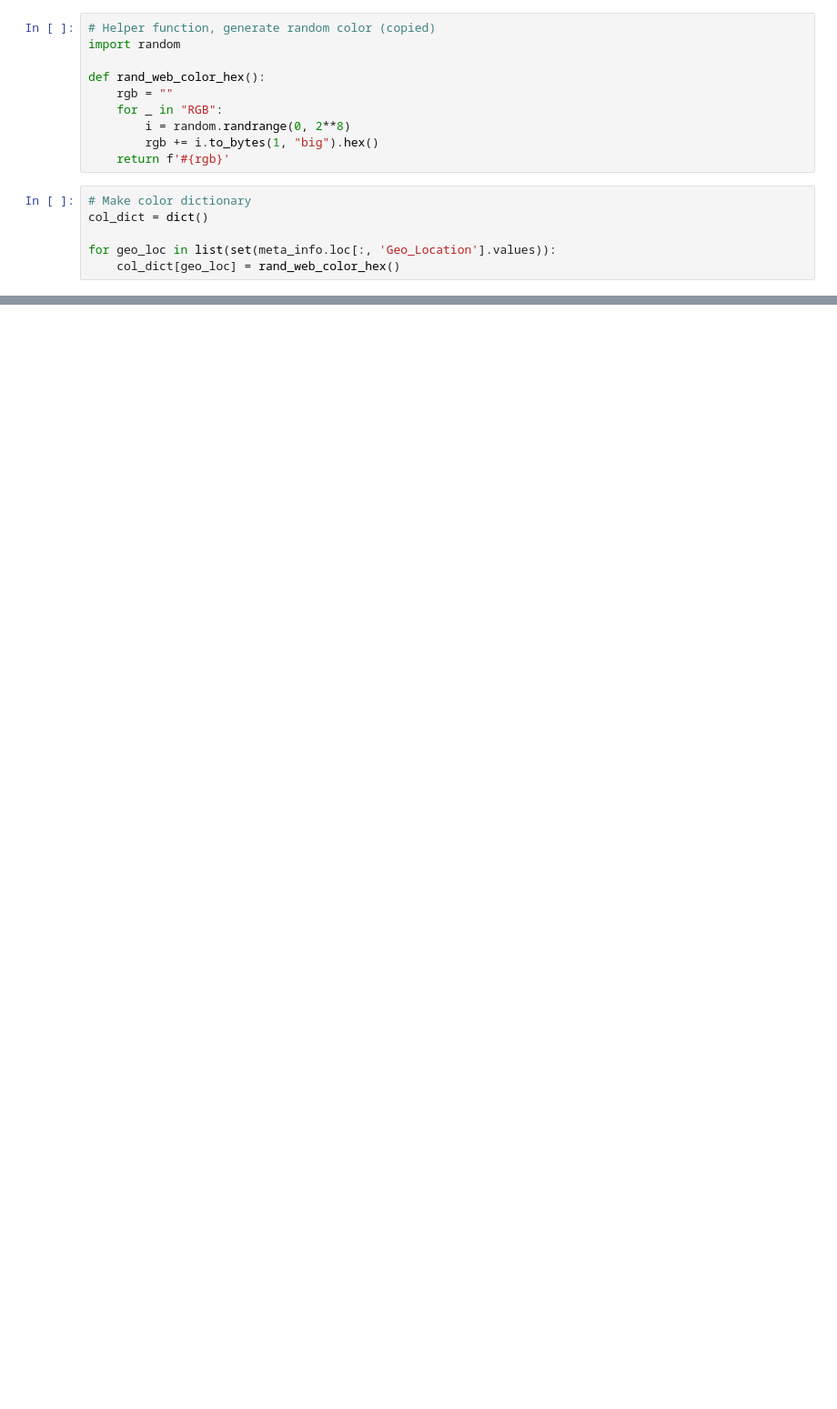
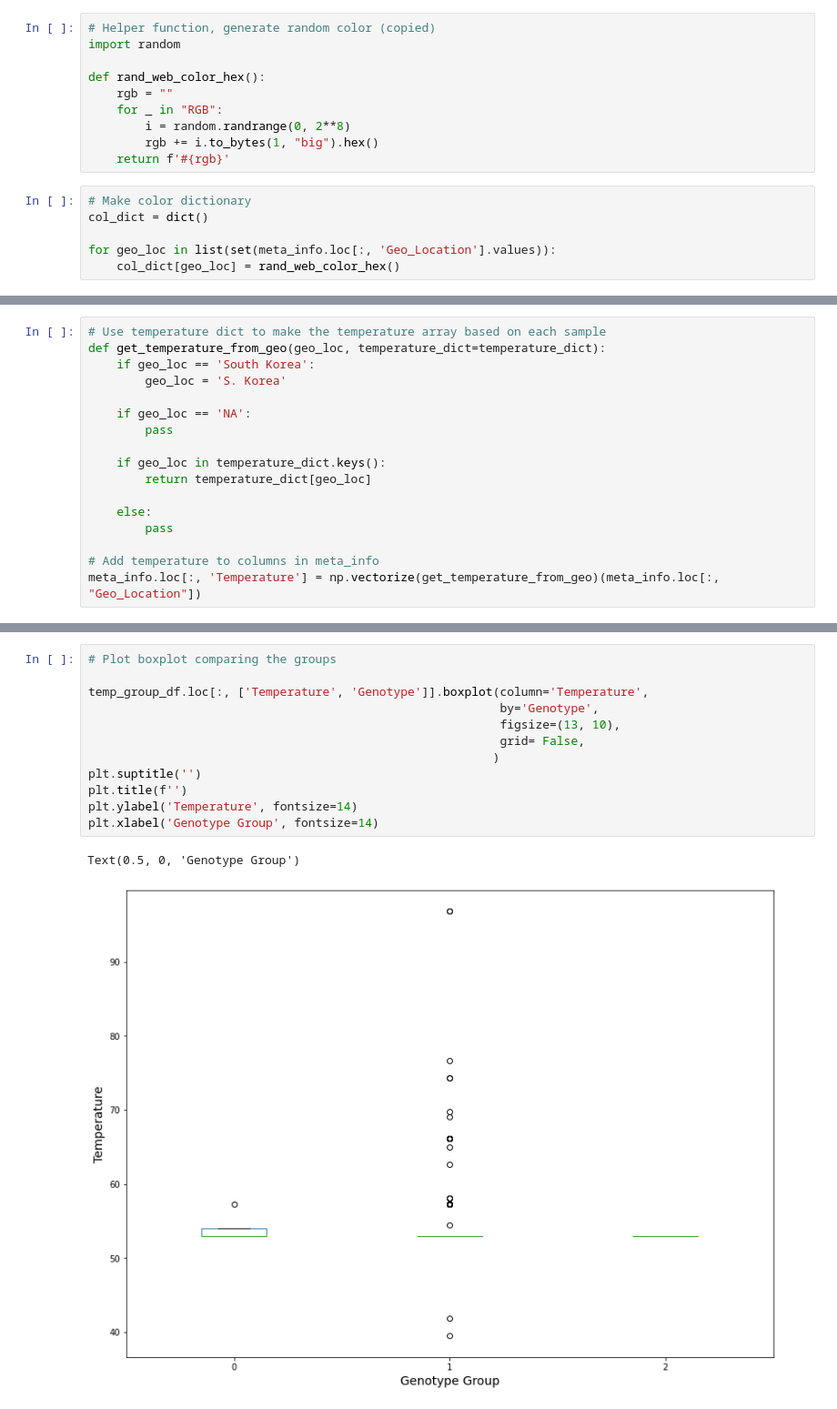
Before and after one commit to DaveIstanto/CPSC567_COVID, a Jupyter notebook: scripts/Coronavirus Project.ipynb, the cells around one changed output, grey strips where cells are left out. Shown: that part at 91% size. Drawn from its saved outputs; the diff is of its cells as text; blank space fills up the shorter version.

```diff
--- a/scripts/Coronavirus Project.ipynb
+++ b/scripts/Coronavirus Project.ipynb
@@ -325,0 +418,17 @@ plot_pca_by_region(pca_test_dosage)
+# %%
+# Use temperature dict to make the temperature array based on each sample
+def get_temperature_from_geo(geo_loc, temperature_dict=temperature_dict):
+    if geo_loc == 'South Korea':
+        geo_loc = 'S. Korea'
+
+    if geo_loc == 'NA':
+        pass
+
+    if geo_loc in temperature_dict.keys():
+        return temperature_dict[geo_loc]
+
+    else:
+        pass
+
+# Add temperature to columns in meta_info
+meta_info.loc[:, 'Temperature'] = np.vectorize(get_temperature_from_geo)(meta_info.loc[:, "Geo_Location"])
@@ -325,0 +569,15 @@ plot_pca_by_region(pca_test_dosage)
+# %%
+# Plot boxplot comparing the groups
+
+temp_group_df.loc[:, ['Temperature', 'Genotype']].boxplot(column='Temperature',
+                                                          by='Genotype',
+                                                          figsize=(13, 10),
+                                                          grid= False,
+                                                         )
+plt.suptitle('')
+plt.title(f'')
+plt.ylabel('Temperature', fontsize=14)
+plt.xlabel('Genotype Group', fontsize=14)
+# %% [output]
+Text(0.5, 0, 'Genotype Group')
+[figure, added]
```
Also changed, not shown: parts of 23 cells of this notebook, 20 other files.
